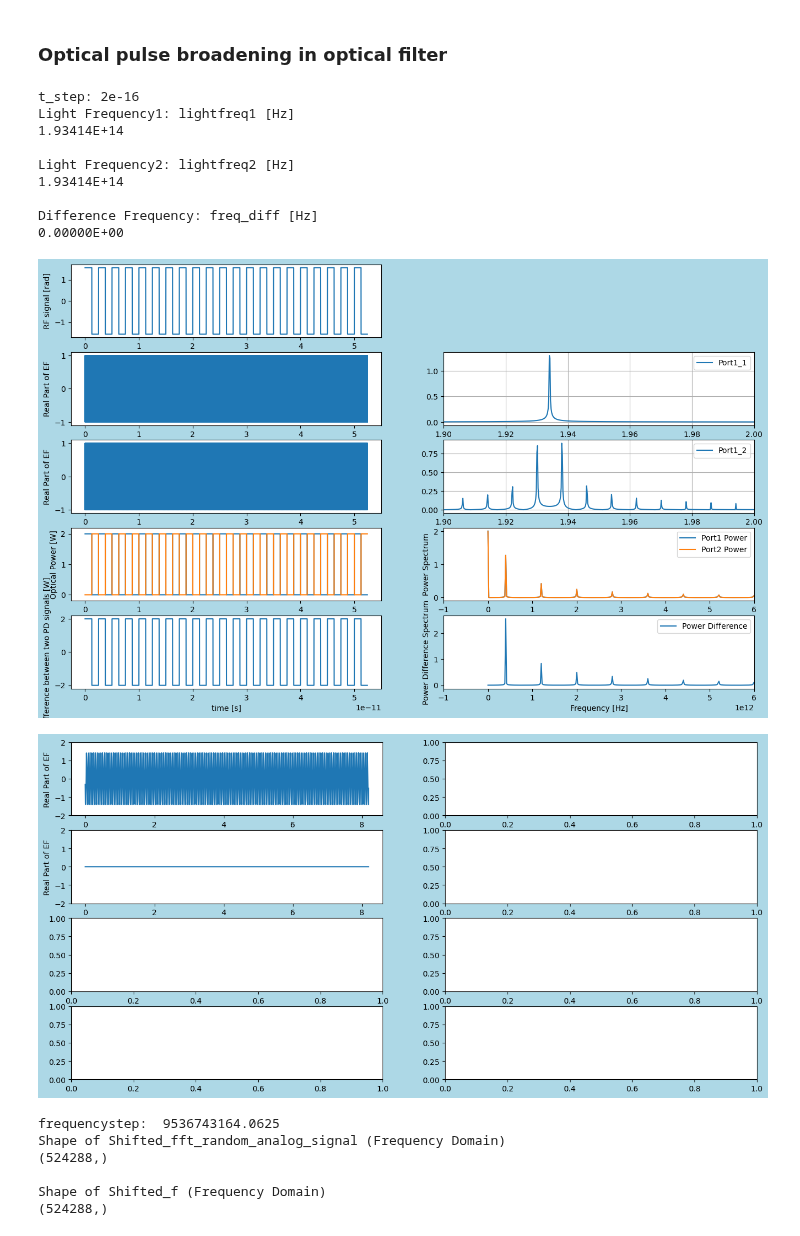
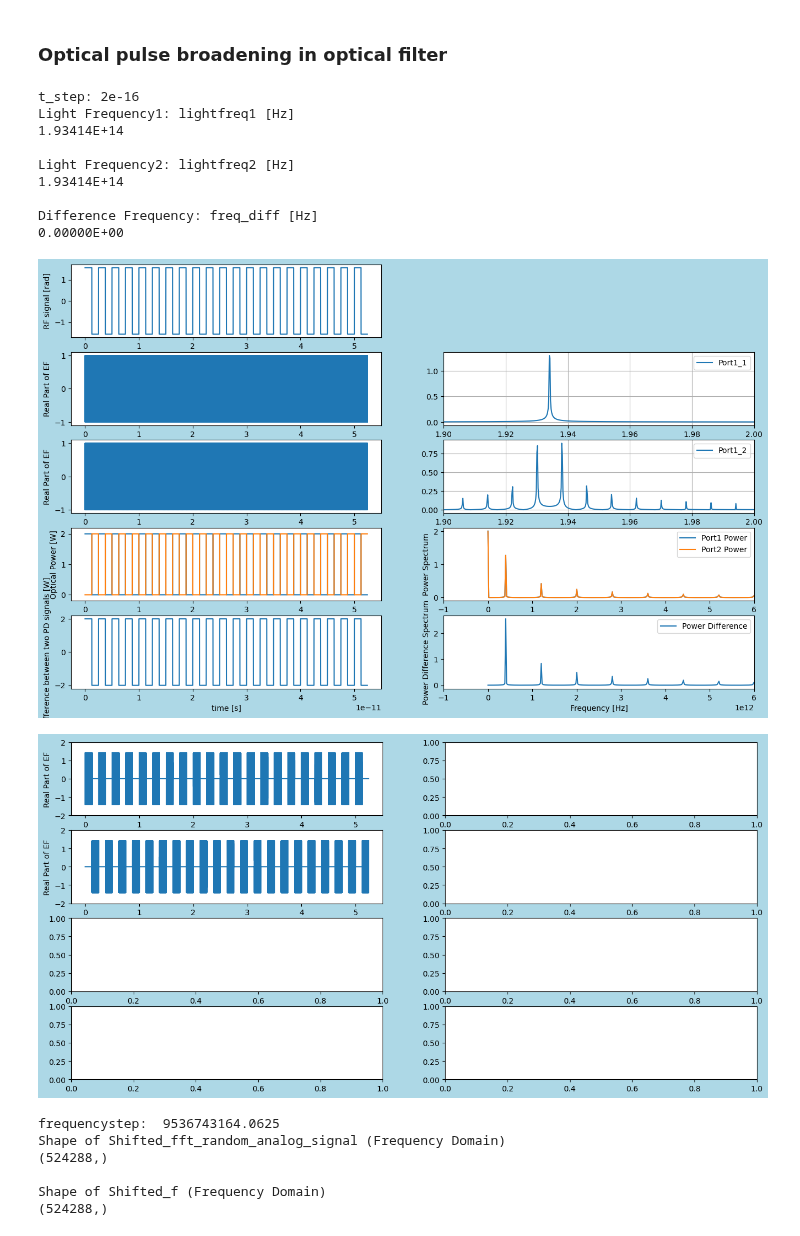
Before and after one commit to tacticstactics/Optical-pulse-broadening, a Jupyter notebook: optical_pulse_broadening_optical_filter.ipynb, the cells around one changed output. Drawn from its saved outputs; the diff is of its cells as text; code cells hidden in the pictures.

```diff
--- a/optical_pulse_broadening_optical_filter.ipynb
+++ b/optical_pulse_broadening_optical_filter.ipynb
@@ -239,35 +239,36 @@ ax2_4 = fig2.add_subplot(5, 2, 4)
 ax2_5 = fig2.add_subplot(5, 2, 5)
 ax2_6 = fig2.add_subplot(5, 2, 6)
 ax2_7 = fig2.add_subplot(5, 2, 7)
 ax2_8 = fig2.add_subplot(5, 2, 8)
 ax2_9 = fig2.add_subplot(5, 2, 9)
 ax2_10 = fig2.add_subplot(5, 2, 10)
 
-nn = 2 ** 12
+#nn = 2 ** 14 # number of
+nn = samplerate # number of
 
 ax2_3.plot(tcol[0:nn],np.real(Port3_1_EFcol[0:nn]))
 ax2_3.set_ylabel("Real Part of EF")
 ax2_3.set_ylim(-2,2)
 
 ax2_5.plot(tcol[0:nn],np.real(Port3_2_EFcol[0:nn]))
 ax2_5.set_ylabel("Real Part of EF")
 ax2_5.set_ylim(-2,2)
 
 #plt.savefig(f"{wl2}_{freq_rf}.png", dpi=300)
 
 plt.show()
 # %% [output]
 t_step: 2e-16
 Light Frequency1: lightfreq1 [Hz]
 1.93414E+14
 
 Light Frequency2: lightfreq2 [Hz]
 1.93414E+14
 
 Difference Frequency: freq_diff [Hz]
 0.00000E+00
 [figure]
-[figure, old version]
+[figure, new version]
 # %%
 
 N = 2* samplerate
```
